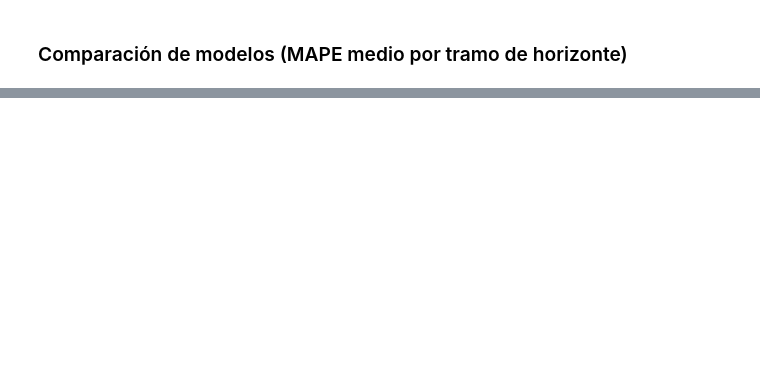
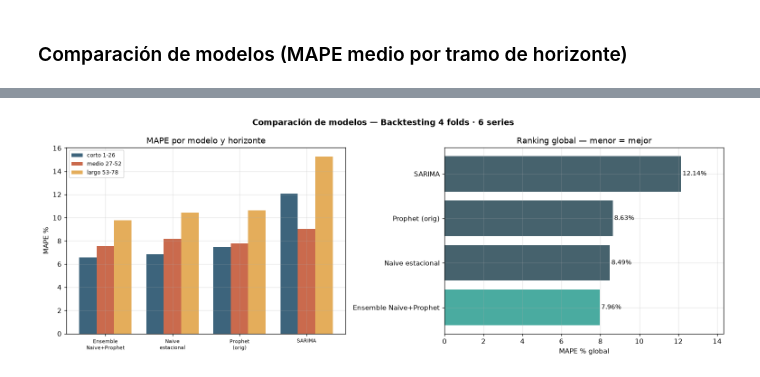
Before and after one commit to marioromero00/case_study, a Jupyter notebook: notebooks/02_modeling.ipynb, the cells around one changed output, grey strips where cells are left out. Cells and saved outputs as stored; diff of their text form; code cells hidden in the pictures; blank space fills up the shorter version.

```diff
--- a/notebooks/02_modeling.ipynb
+++ b/notebooks/02_modeling.ipynb
@@ -197,0 +197,28 @@ Mejor modelo global: Naive estacional
+# %%
+# Gráfico de comparación: MAPE por modelo y horizonte
+orden = bt.groupby('modelo')['MAPE_%'].mean().sort_values().index.tolist()
+pivot = (bt.groupby(['modelo','tramo'])['MAPE_%'].mean()
+           .unstack()[['corto 1-26','medio 27-52','largo 53-78']]
+           .loc[orden])
+
+fig, (ax1, ax2) = plt.subplots(1, 2, figsize=(14, 5))
+
+x = np.arange(len(orden)); w = 0.26
+for i, (tramo, c) in enumerate(zip(pivot.columns, ['#1b4965','#c1502e','#e09f3e'])):
+    ax1.bar(x + i*w, pivot[tramo], w, label=tramo, color=c, alpha=0.85)
+ax1.set_xticks(x + w)
+ax1.set_xticklabels([m.replace(' ', '\n') for m in orden], fontsize=7.5)
+ax1.set_ylabel('MAPE %'); ax1.set_title('MAPE por modelo y horizonte'); ax1.legend(fontsize=8)
+
+ranking_g = bt.groupby('modelo')['MAPE_%'].mean().sort_values()
+bar_colors = ['#2a9d8f' if 'Ensemble' in m else '#264653' for m in ranking_g.index]
+bars = ax2.barh(ranking_g.index, ranking_g.values, color=bar_colors, alpha=0.85)
+for bar, v in zip(bars, ranking_g.values):
+    ax2.text(v + 0.08, bar.get_y() + bar.get_height()/2, f'{v:.2f}%', va='center', fontsize=9)
+ax2.set_xlabel('MAPE % global'); ax2.set_title('Ranking global — menor = mejor')
+ax2.set_xlim(0, ranking_g.max() * 1.18)
+
+fig.suptitle('Comparación de modelos — Backtesting 4 folds · 6 series', fontweight='bold')
+fig.tight_layout(); plt.show()
+# %% [output]
+[figure, added]
```
Also changed, not shown: parts of 9 cells of this notebook, 6 other files.
